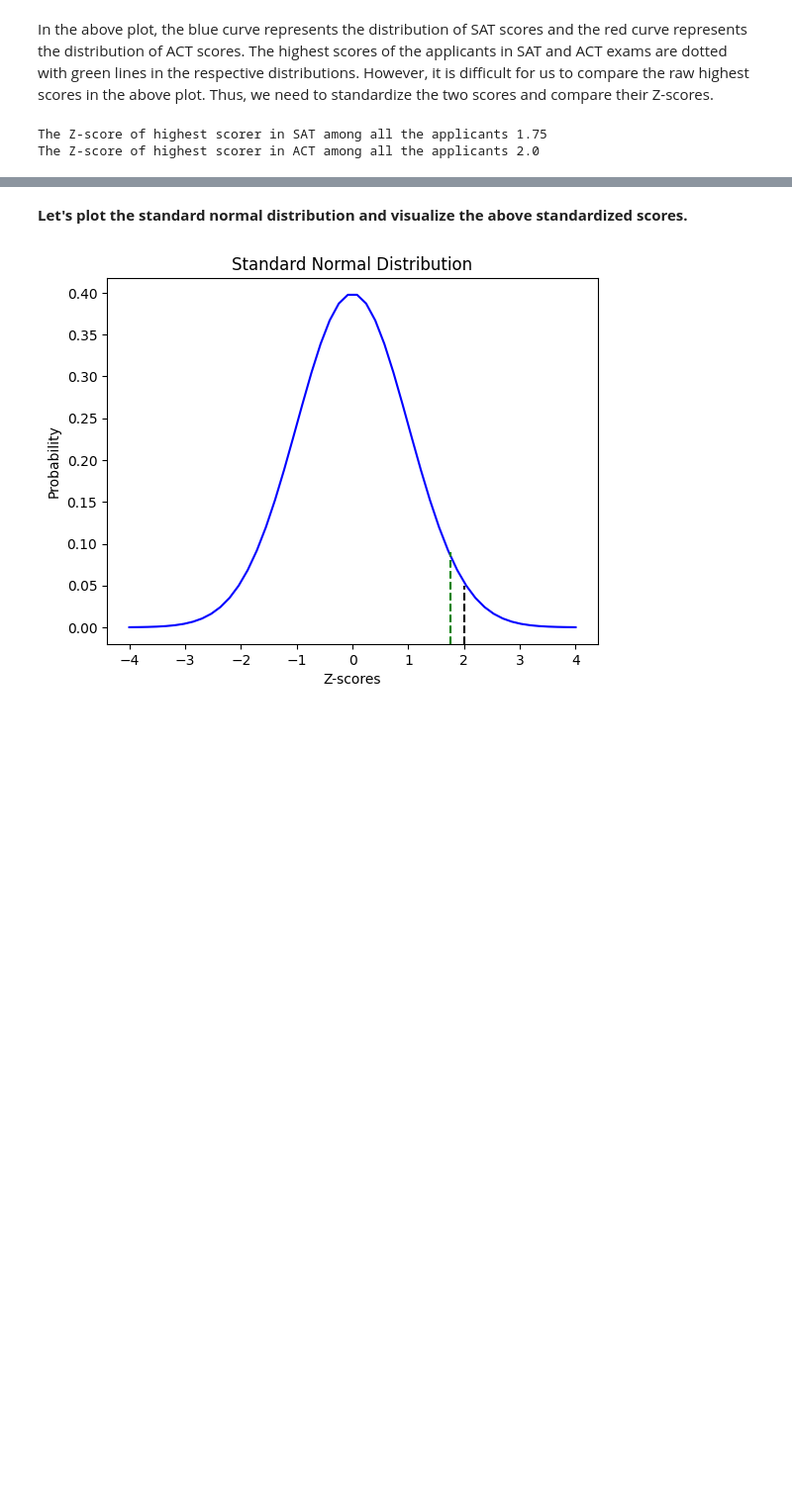
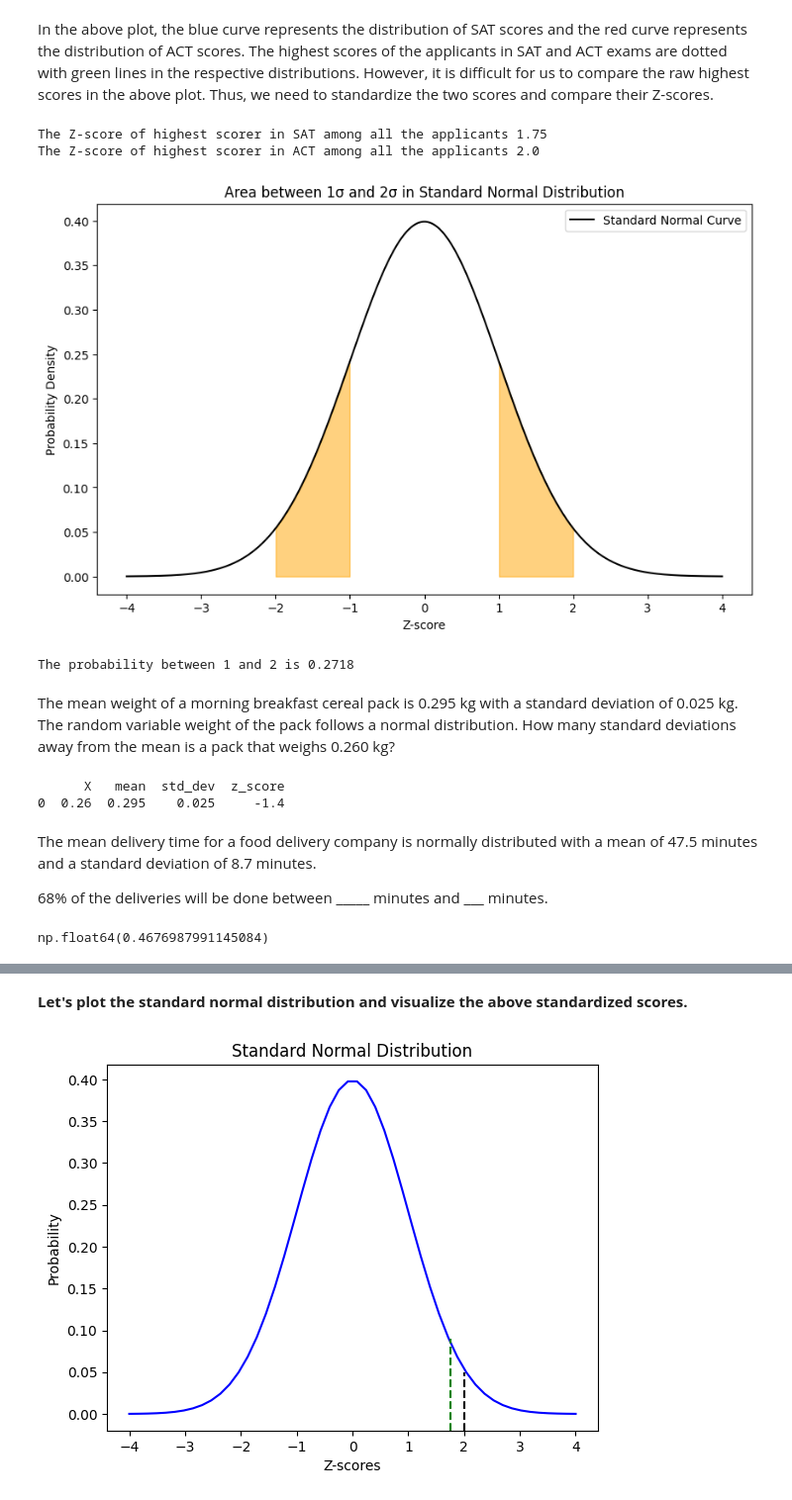
Before and after one commit to LarryHu208/MIT-AI-applied, a Jupyter notebook: Week2/Notebook_Inferential_Statistics.ipynb, the cells around one changed output, grey strips where cells are left out. Shown at 99% size. Saved outputs shown, nothing was run; the diff lists cells and outputs as text; code cells hidden in the pictures; blank space fills up the shorter version.

```diff
--- a/Week2/Notebook_Inferential_Statistics.ipynb
+++ b/Week2/Notebook_Inferential_Statistics.ipynb
@@ -543,3 +627,75 @@ print('The Z-score of highest scorer in ACT among all the applicants', top_act)
 # %% [output]
 The Z-score of highest scorer in SAT among all the applicants 1.75
 The Z-score of highest scorer in ACT among all the applicants 2.0
+# %%
+import numpy as np
+import pandas as pd
+import matplotlib.pyplot as plt
+from scipy.stats import norm
+
+# Create a range of x values
+x = np.linspace(-4, 4, 1000)
+
+# Compute the PDF for standard normal distribution
+y = norm.pdf(x, 0, 1)
+
+# Put into DataFrame for convenience
+df = pd.DataFrame({'x': x, 'y': y})
+
+# Plot the curve
+plt.figure(figsize=(10, 6))
+plt.plot(df['x'], df['y'], color='black', label='Standard Normal Curve')
+
+# Shade region between 1σ and 2σ on both sides
+plt.fill_between(df['x'], df['y'], where=(df['x'] > 1) & (df['x'] < 2), color='orange', alpha=0.5)
+plt.fill_between(df['x'], df['y'], where=(df['x'] > -2) & (df['x'] < -1), color='orange', alpha=0.5)
+
+plt.title('Area between 1σ and 2σ in Standard Normal Distribution')
+plt.xlabel('Z-score')
+plt.ylabel('Probability Density')
+plt.legend()
+plt.show()
+
+# Calculate the probability between 1 and 2 (right side)
+p_right = norm.cdf(2) - norm.cdf(1)
+
+# Since normal distribution is symmetric, multiply by 2 for both sides
+p_total = 2 * p_right
+# %% [output]
+[figure, added]
+# %%
+# Calculate the probability between 1 and 2 (right side)
+p_right = norm.cdf(2) - norm.cdf(1)
+
+# Since normal distribution is symmetric, multiply by 2 for both sides
+p_total = 2 * p_right
+print('The probability between 1 and 2 is', round(p_total, 4))
+# %% [output]
+The probability between 1 and 2 is 0.2718
+# %% [markdown]
+The mean weight of a morning breakfast cereal pack is 0.295 kg with a standard deviation of 0.025 kg. The random variable weight of the pack follows a normal distribution. How many standard deviations away from the mean is a pack that weighs 0.260 kg?
+# %%
+import pandas as pd
+
+# Create a small DataFrame of parameters
+df = pd.DataFrame({
+    'X': [0.260],
+    'mean': [0.295],
+    'std_dev': [0.025]
+})
+
+# Compute Z-score
+df['z_score'] = (df['X'] - df['mean']) / df['std_dev']
+
+print(df)
+# %% [output]
+      X   mean  std_dev  z_score
+0  0.26  0.295    0.025     -1.4
+# %% [markdown]
+The mean delivery time for a food delivery company is normally distributed with a mean of 47.5 minutes and a standard deviation of 8.7 minutes.
+
+68% of the deliveries will be done between _____ minutes and ___ minutes.
+# %%
+norm.ppf(0.68)
+# %% [output]
+np.float64(0.4676987991145084)
```
Also changed, not shown: parts of 16 cells of this notebook.
